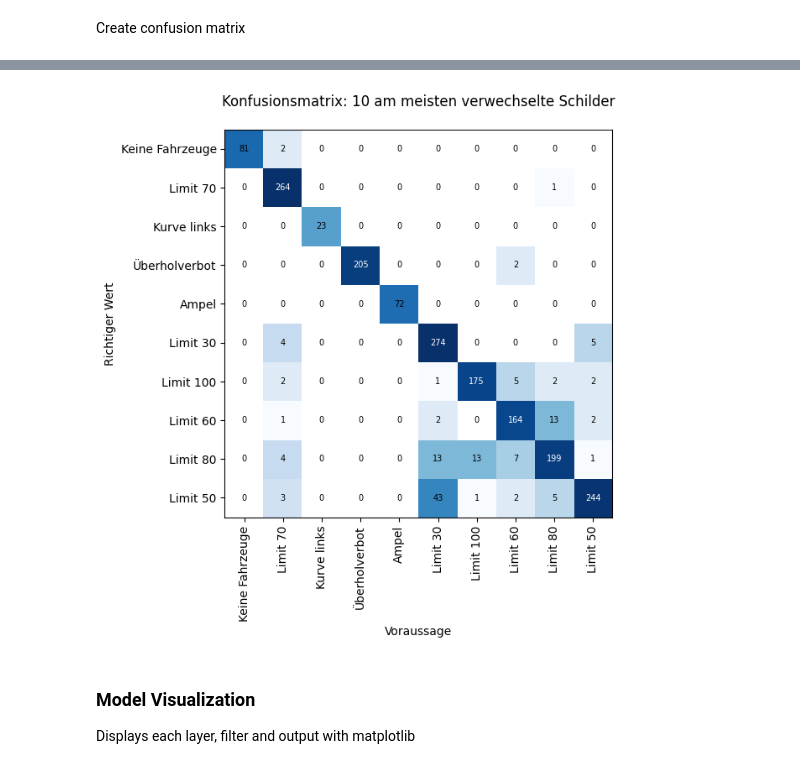
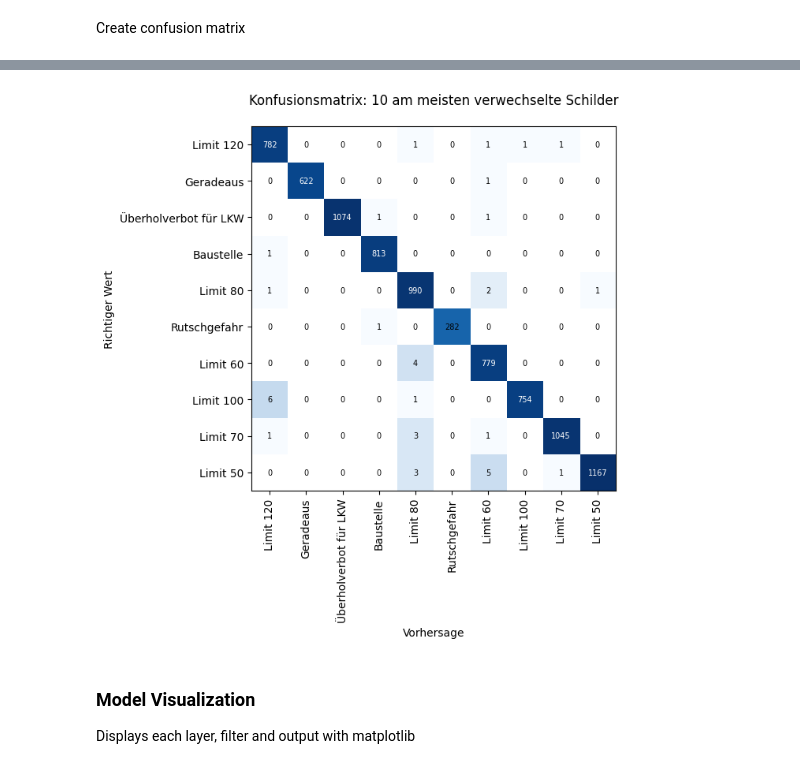
Before and after one commit to flerovium11/ai-research, a Jupyter notebook: classification.ipynb, the cells around one changed output, grey strips where cells are left out. Saved outputs shown, nothing was run; the diff lists cells and outputs as text; code cells hidden in the pictures.

```diff
--- a/classification.ipynb
+++ b/classification.ipynb
@@ -190,4 +190,4 @@ Epoch 20/20
 Skip the training process above and instantly load a keras model from disk
 # %%
 from tensorflow.keras.saving import load_model
-model = load_model('models/mlp_gtsrb_92_val_acc.keras')
+model = load_model('models/cnn_gtsrb_98_val_acc.keras')
@@ -217,11 +216,11 @@ plt.ylabel('Genauigkeit')
 # %% [markdown]
 Create confusion matrix
 # %%
-predictions = model.predict(val_images)
+predictions = model.predict(train_images)
 predicted_labels = np.argmax(predictions, axis=1)
 conf_matrix = np.zeros((len(classes), len(classes)), dtype=int)
 
-for true, prediction in zip(val_labels, predicted_labels):
+for true, prediction in zip(train_labels, predicted_labels):
     conf_matrix[true, prediction] += 1
 
 missclassifications = np.sum(conf_matrix, axis=1) - np.diag(conf_matrix)
@@ -255,4 +254,4 @@ plt.show()
-[figure, old version]
+[figure, new version]
 # %% [markdown]
 ### Model Visualization
 Displays each layer, filter and output with matplotlib
```
Also changed, not shown: parts of 5 cells of this notebook, 4 other files.
